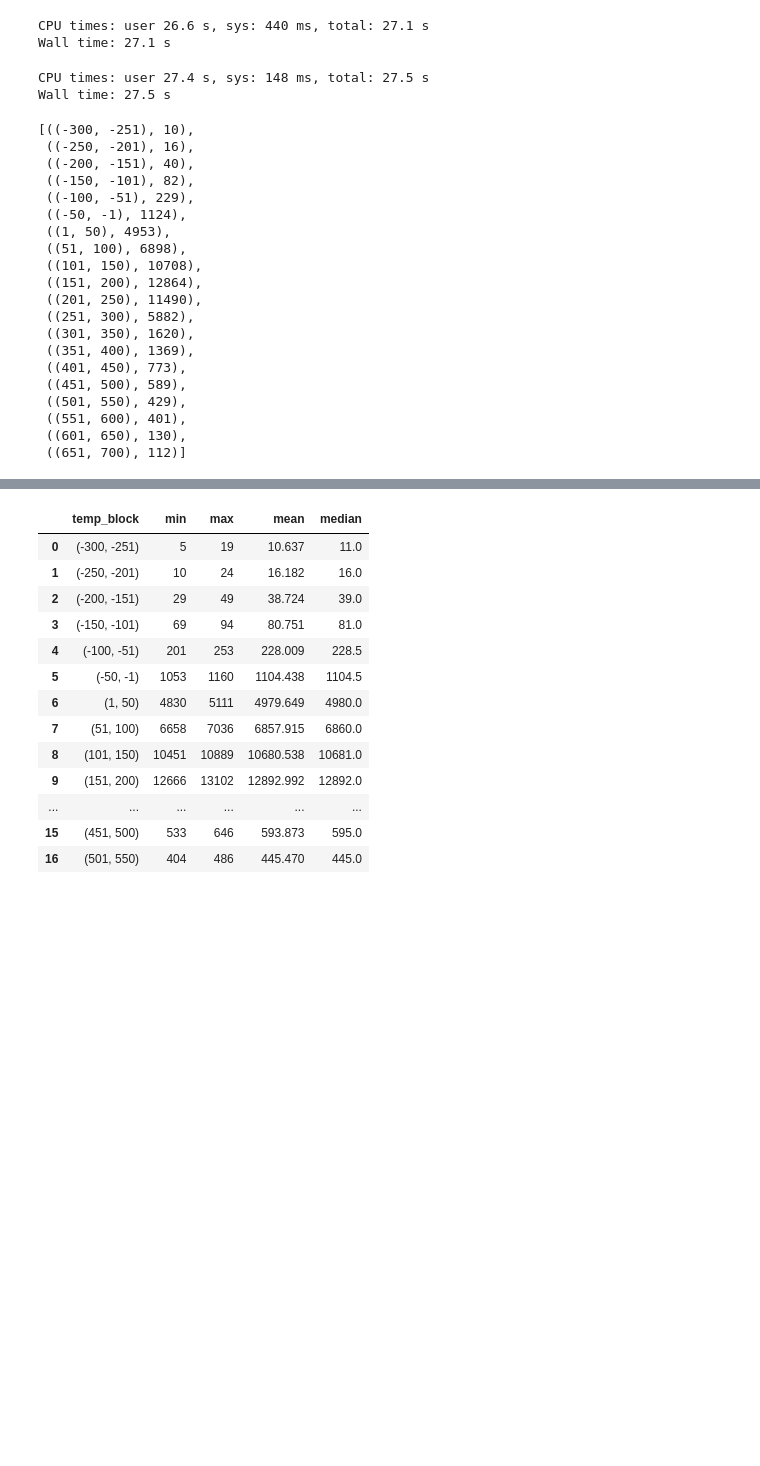
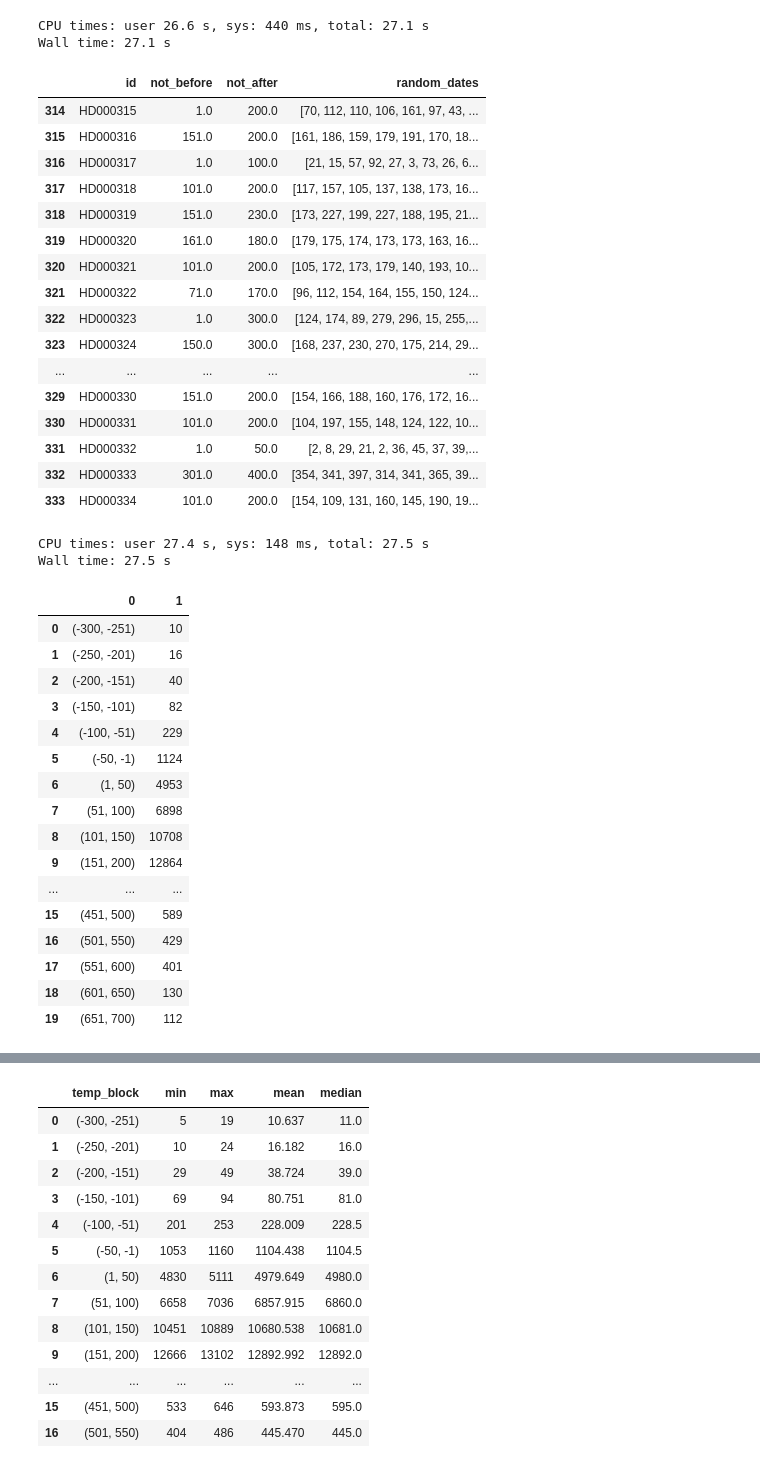
Before and after one commit to sdam-au/EDH_exploration, a Jupyter notebook: scripts/Py_EDH_TEMPORAL_EXPLORATION.ipynb, the cells around one changed output, grey strips where cells are left out. Saved outputs shown, nothing was run; the diff lists cells and outputs as text; code cells hidden in the pictures; blank space fills up the shorter version.

```diff
--- a/scripts/Py_EDH_TEMPORAL_EXPLORATION.ipynb
+++ b/scripts/Py_EDH_TEMPORAL_EXPLORATION.ipynb
@@ -324,6 +324,26 @@ EDH_dated["random_dates"] =EDH_dated.apply(lambda row: model_date(row["not_befor
 # %% [output]
 CPU times: user 26.6 s, sys: 440 ms, total: 27.1 s
 Wall time: 27.1 s
+# %%
+EDH_dated[["id", "not_before", "not_after", "random_dates"]][300:320]
+# %% [output]
+|  | id | not_before | not_after | random_dates |
+| 314 | HD000315 | 1.0 | 200.0 | [70, 112, 110, 106, 161, 97, 43, ... |
+| 315 | HD000316 | 151.0 | 200.0 | [161, 186, 159, 179, 191, 170, 18... |
+| 316 | HD000317 | 1.0 | 100.0 | [21, 15, 57, 92, 27, 3, 73, 26, 6... |
+| 317 | HD000318 | 101.0 | 200.0 | [117, 157, 105, 137, 138, 173, 16... |
+| 318 | HD000319 | 151.0 | 230.0 | [173, 227, 199, 227, 188, 195, 21... |
+| 319 | HD000320 | 161.0 | 180.0 | [179, 175, 174, 173, 173, 163, 16... |
+| 320 | HD000321 | 101.0 | 200.0 | [105, 172, 173, 179, 140, 193, 10... |
+| 321 | HD000322 | 71.0 | 170.0 | [96, 112, 154, 164, 155, 150, 124... |
+| 322 | HD000323 | 1.0 | 300.0 | [124, 174, 89, 279, 296, 15, 255,... |
+| 323 | HD000324 | 150.0 | 300.0 | [168, 237, 230, 270, 175, 214, 29... |
+| ... | ... | ... | ... | ... |
+| 329 | HD000330 | 151.0 | 200.0 | [154, 166, 188, 160, 176, 172, 16... |
+| 330 | HD000331 | 101.0 | 200.0 | [104, 197, 155, 148, 124, 122, 10... |
+| 331 | HD000332 | 1.0 | 50.0 | [2, 8, 29, 21, 2, 36, 45, 37, 39,... |
+| 332 | HD000333 | 301.0 | 400.0 | [354, 341, 397, 314, 341, 365, 39... |
+| 333 | HD000334 | 101.0 | 200.0 | [154, 109, 131, 160, 145, 190, 19... |
 # %%
 %%time
 # it takes approx. 50 seconds
@@ -333,28 +353,25 @@ CPU times: user 27.4 s, sys: 148 ms, total: 27.5 s
 Wall time: 27.5 s
 # %%
 # example of one result
-EDH_complete_simulations[0]
+pd.DataFrame(EDH_complete_simulations[0])
 # %% [output]
-[((-300, -251), 10),
- ((-250, -201), 16),
- ((-200, -151), 40),
- ((-150, -101), 82),
- ((-100, -51), 229),
- ((-50, -1), 1124),
- ((1, 50), 4953),
- ((51, 100), 6898),
- ((101, 150), 10708),
- ((151, 200), 12864),
- ((201, 250), 11490),
- ((251, 300), 5882),
- ((301, 350), 1620),
- ((351, 400), 1369),
- ((401, 450), 773),
- ((451, 500), 589),
- ((501, 550), 429),
- ((551, 600), 401),
- ((601, 650), 130),
- ((651, 700), 112)]
+|  | 0 | 1 |
+| 0 | (-300, -251) | 10 |
+| 1 | (-250, -201) | 16 |
+| 2 | (-200, -151) | 40 |
+| 3 | (-150, -101) | 82 |
+| 4 | (-100, -51) | 229 |
+| 5 | (-50, -1) | 1124 |
+| 6 | (1, 50) | 4953 |
+| 7 | (51, 100) | 6898 |
+| 8 | (101, 150) | 10708 |
+| 9 | (151, 200) | 12864 |
+| ... | ... | ... |
+| 15 | (451, 500) | 589 |
+| 16 | (501, 550) | 429 |
+| 17 | (551, 600) | 401 |
+| 18 | (601, 650) | 130 |
+| 19 | (651, 700) | 112 |
 # %%
 first_10_sims = pd.DataFrame(EDH_complete_simulations[0], columns=["timeblock", "sim 0"])
 for n in range(1, 10):
```
Also changed, not shown: parts of 2 cells of this notebook.
